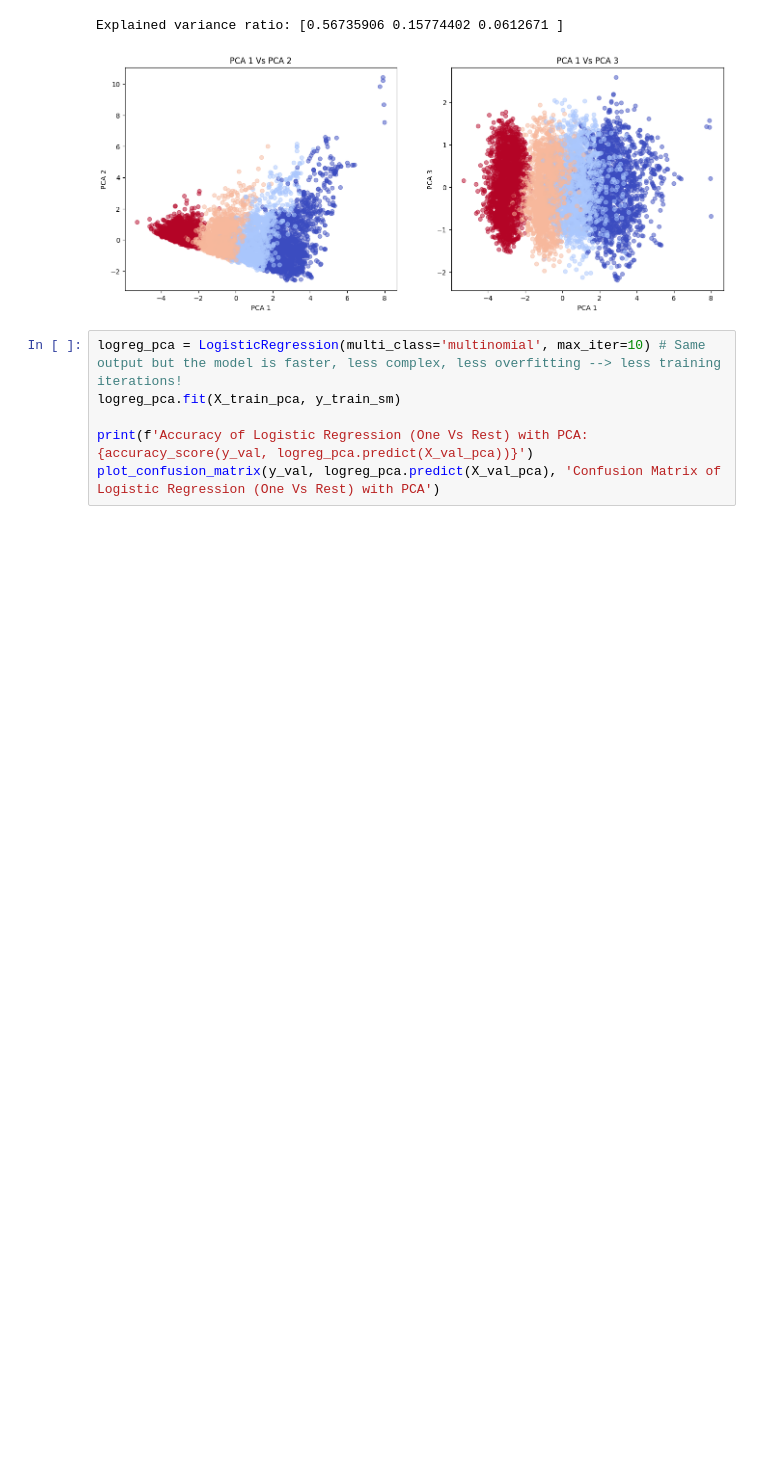
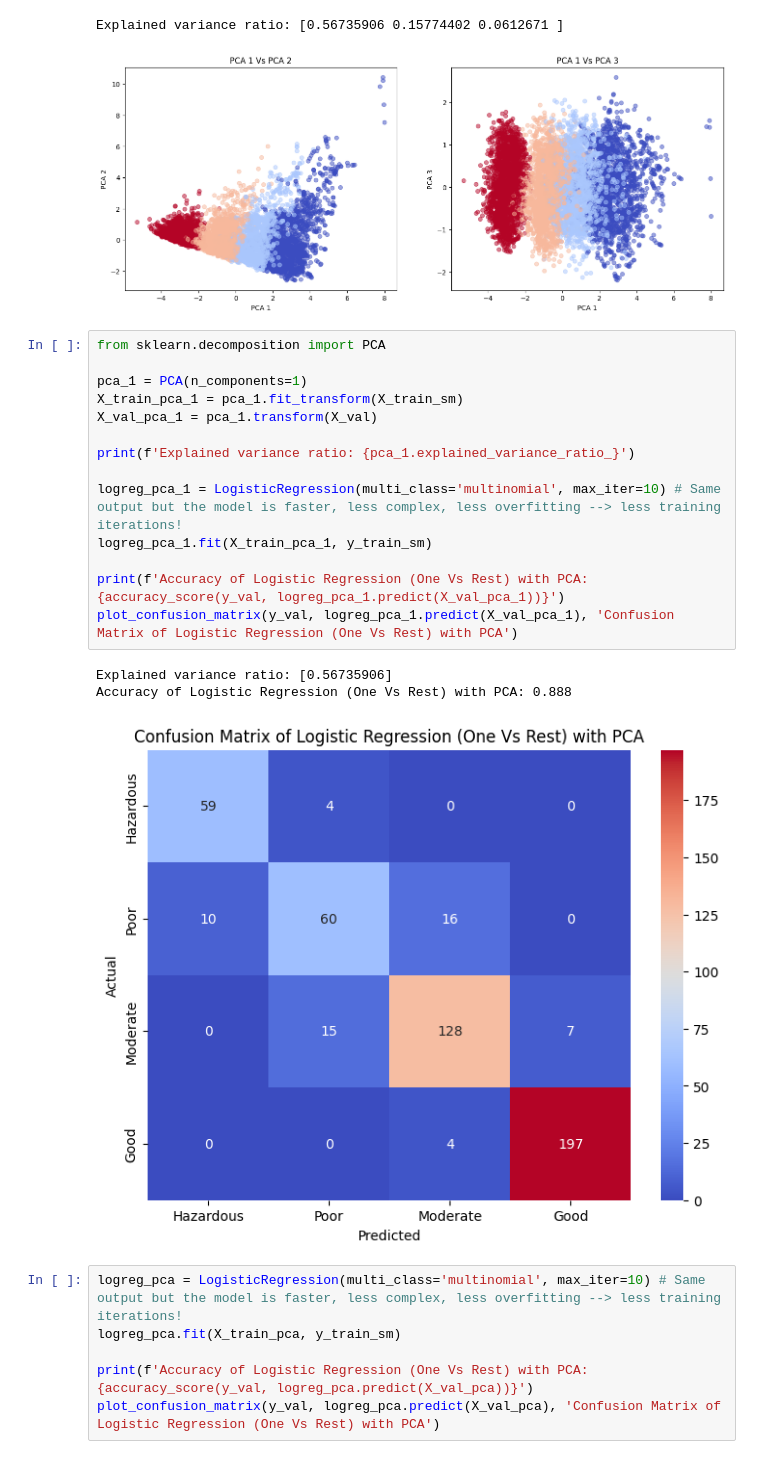
Before and after one commit to fabiotdt/rec_sys, a Jupyter notebook: lab_02_mclass.ipynb, the cells around one changed output. Cells and saved outputs as stored; diff of their text form; blank space fills up the shorter version.

```diff
--- a/lab_02_mclass.ipynb
+++ b/lab_02_mclass.ipynb
@@ -251,6 +287,24 @@ plt.show()
 # %% [output]
 Explained variance ratio: [0.56735906 0.15774402 0.0612671 ]
 [figure]
+# %%
+from sklearn.decomposition import PCA
+
+pca_1 = PCA(n_components=1)
+X_train_pca_1 = pca_1.fit_transform(X_train_sm)
+X_val_pca_1 = pca_1.transform(X_val)
+
+print(f'Explained variance ratio: {pca_1.explained_variance_ratio_}')
+
+logreg_pca_1 = LogisticRegression(multi_class='multinomial', max_iter=10) # Same output but the model is faster, less complex, less overfitting --> less training iterations!
+logreg_pca_1.fit(X_train_pca_1, y_train_sm)
+
+print(f'Accuracy of Logistic Regression (One Vs Rest) with PCA: {accuracy_score(y_val, logreg_pca_1.predict(X_val_pca_1))}')
+plot_confusion_matrix(y_val, logreg_pca_1.predict(X_val_pca_1), 'Confusion Matrix of Logistic Regression (One Vs Rest) with PCA')
+# %% [output]
+Explained variance ratio: [0.56735906]
+Accuracy of Logistic Regression (One Vs Rest) with PCA: 0.888
+[figure, added]
 # %%
 logreg_pca = LogisticRegression(multi_class='multinomial', max_iter=10) # Same output but the model is faster, less complex, less overfitting --> less training iterations!
 logreg_pca.fit(X_train_pca, y_train_sm)
```
Also changed, not shown: parts of 12 cells of this notebook, 15 other files.
